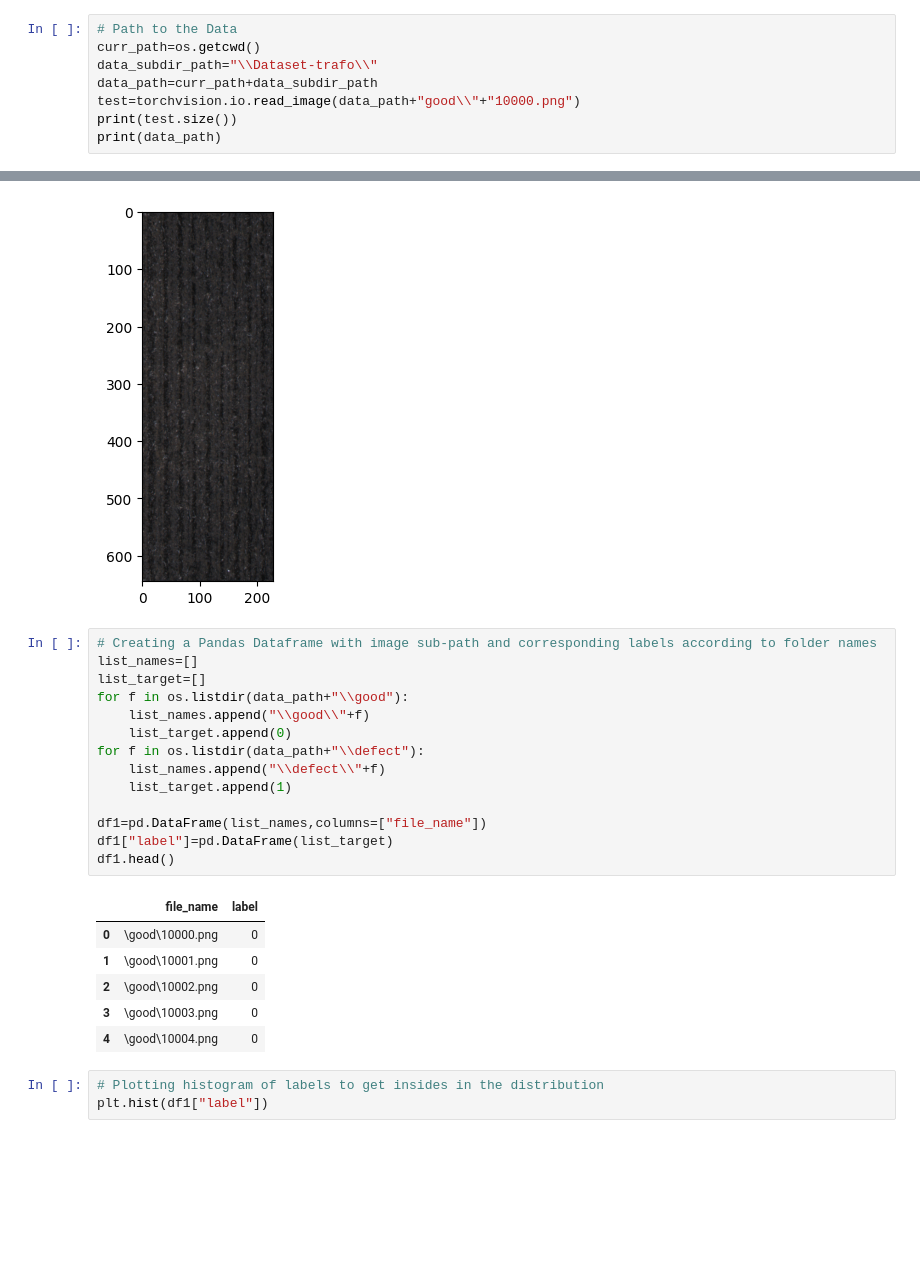
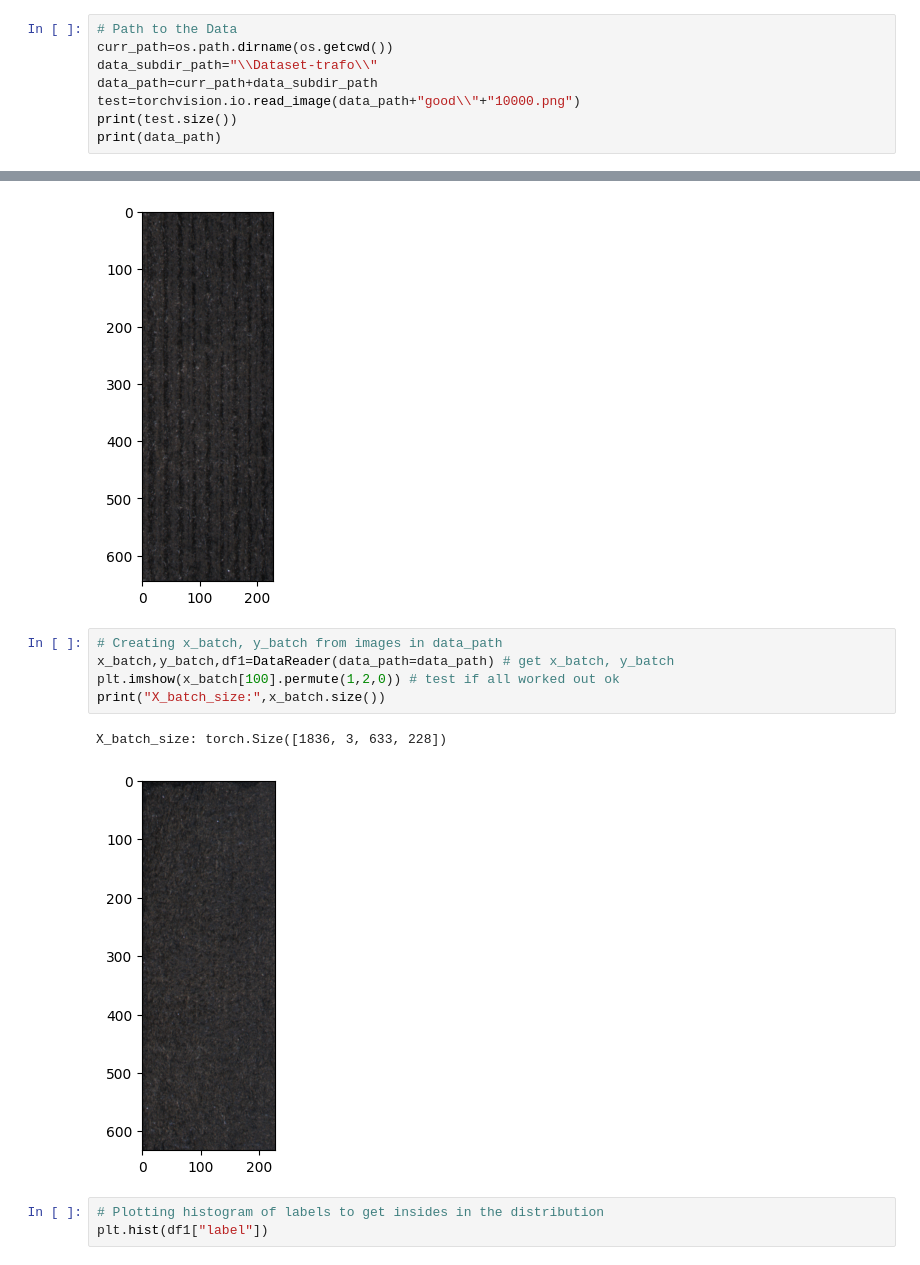
Before and after one commit to MichaelWolff26/Steel-defect-detector, a Jupyter notebook: Notebooks/Notebook.ipynb, the cells around one changed output, grey strips where cells are left out. Cells and saved outputs as stored; diff of their text form; blank space fills up the shorter version.

```diff
--- a/Notebooks/Notebook.ipynb
+++ b/Notebooks/Notebook.ipynb
@@ -26,6 +28,6 @@ Device name: NVIDIA GeForce RTX 3050 Ti Laptop GPU
 # %%
 # Path to the Data
-curr_path=os.getcwd()
+curr_path=os.path.dirname(os.getcwd())
 data_subdir_path="\\Dataset-trafo\\"
 data_path=curr_path+data_subdir_path
 test=torchvision.io.read_image(data_path+"good\\"+"10000.png")
@@ -47,27 +49,14 @@ plt.imshow(test_flipped.permute(1,2,0))
 # %% [output]
 <matplotlib.image.AxesImage at 0x...>
 [figure]
-# %%
-# Creating a Pandas Dataframe with image sub-path and corresponding labels according to folder names
-list_names=[]
-list_target=[]
-for f in os.listdir(data_path+"\\good"):
-    list_names.append("\\good\\"+f)
-    list_target.append(0)
-for f in os.listdir(data_path+"\\defect"):
-    list_names.append("\\defect\\"+f)
-    list_target.append(1)
-
-df1=pd.DataFrame(list_names,columns=["file_name"])
-df1["label"]=pd.DataFrame(list_target)
-df1.head()
-# %% [output]
-|  | file_name | label |
-| 0 | \good\10000.png | 0 |
-| 1 | \good\10001.png | 0 |
-| 2 | \good\10002.png | 0 |
-| 3 | \good\10003.png | 0 |
-| 4 | \good\10004.png | 0 |
+# %%
+# Creating x_batch, y_batch from images in data_path
+x_batch,y_batch,df1=DataReader(data_path=data_path) # get x_batch, y_batch
+plt.imshow(x_batch[100].permute(1,2,0)) # test if all worked out ok
+print("X_batch_size:",x_batch.size())
+# %% [output]
+X_batch_size: torch.Size([1836, 3, 633, 228])
+[figure, added]
 # %%
 # Plotting histogram of labels to get insides in the distribution
 plt.hist(df1["label"])
```
Also changed, not shown: parts of 17 cells of this notebook, 30 other files.
